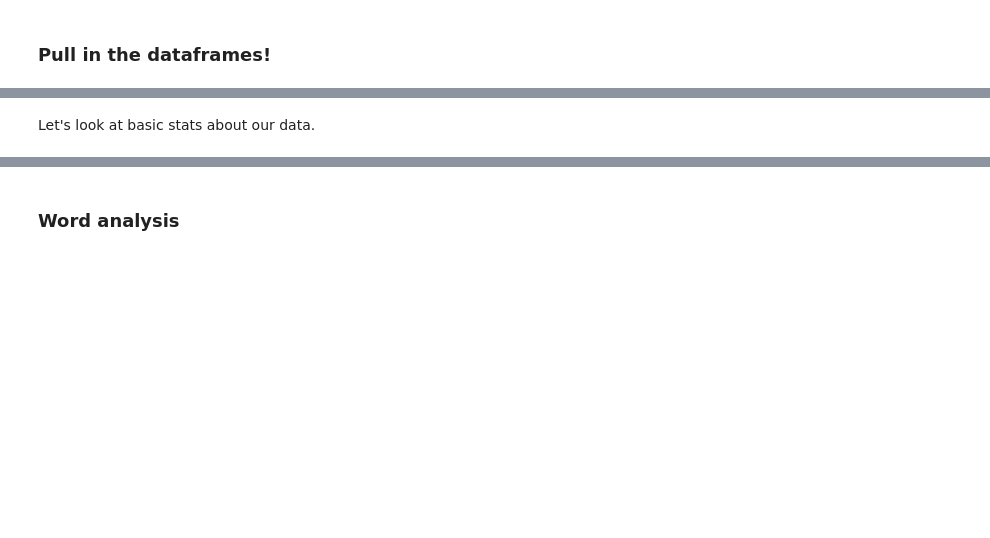
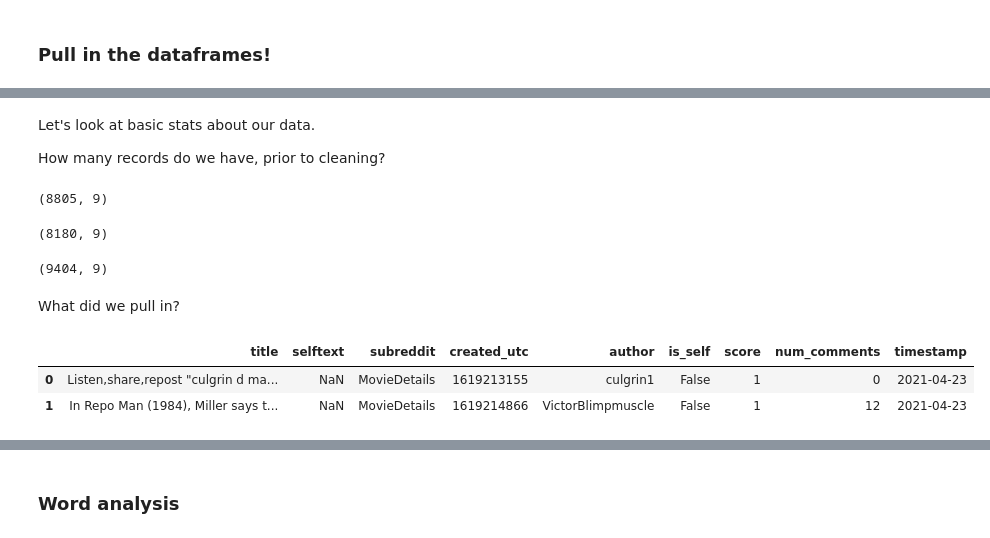
Before and after one commit to cotica/reddit_classifier, a Jupyter notebook: code/Project-3-Scraping-Subreddits-EDA.ipynb, the cells around one changed output, grey strips where cells are left out. Drawn from its saved outputs; the diff is of its cells as text; code cells hidden in the pictures; blank space fills up the shorter version.

```diff
--- a/code/Project-3-Scraping-Subreddits-EDA.ipynb
+++ b/code/Project-3-Scraping-Subreddits-EDA.ipynb
@@ -39,6 +39,6 @@ pd.options.display.max_colwidth = 200
 # %% [markdown]
 ### Pull in the dataframes!
 # %%
-movie_deets2 = pd.read_csv('../data_outputs/good_movie_deets2.csv', index=False)
-bad_deets2 = pd.read_csv('../data_outputs/bad_movie_deets2.csv', index=False)
-all_movies = pd.read_csv('../data_outputs/all_movies.csv', index =False)
+movie_deets2 = pd.read_csv('../data_outputs/good_movie_deets2.csv')
+bad_deets2 = pd.read_csv('../data_outputs/bad_movie_deets2.csv')
+all_movies = pd.read_csv('../data_outputs/all_movies.csv')
@@ -47,2 +47,24 @@ all_movies = pd.read_csv('../data_outputs/all_movies.csv', index =False)
 # %% [markdown]
 Let's look at basic stats about our data.
+
+How many records do we have, prior to cleaning?
+# %%
+movie_deets2.shape
+# %% [output]
+(8805, 9)
+# %%
+bad_deets2.shape
+# %% [output]
+(8180, 9)
+# %%
+all_movies.shape
+# %% [output]
+(9404, 9)
+# %% [markdown]
+What did we pull in?
+# %%
+movie_deets2.head(2)
+# %% [output]
+|  | title | selftext | subreddit | created_utc | author | is_self | score | num_comments | timestamp |
+| 0 | Listen,share,repost "culgrin d ma... | NaN | MovieDetails | 1619213155 | culgrin1 | False | 1 | 0 | 2021-04-23 |
+| 1 | In Repo Man (1984), Miller says t... | NaN | MovieDetails | 1619214866 | VictorBlimpmuscle | False | 1 | 12 | 2021-04-23 |
```
Also changed, not shown: parts of 27 cells of this notebook.
